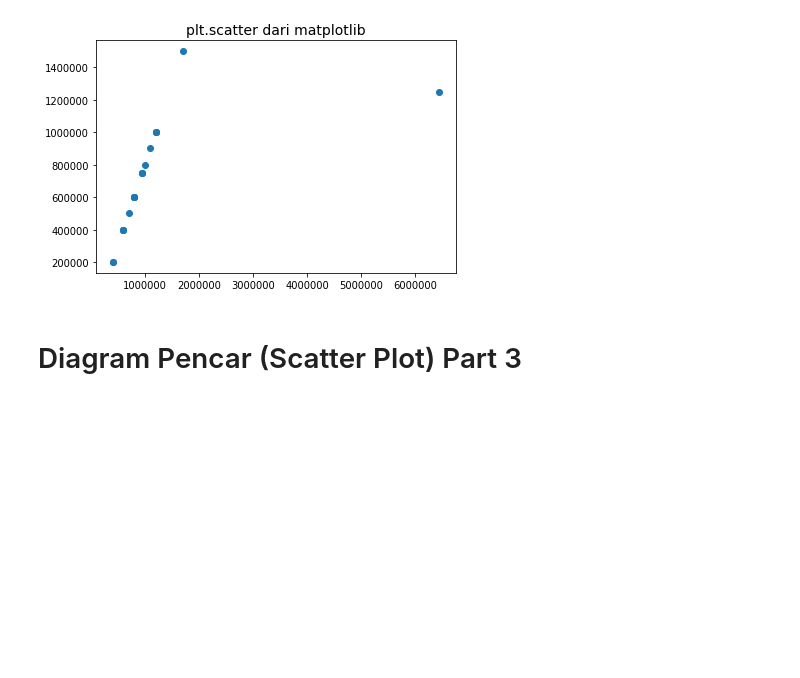
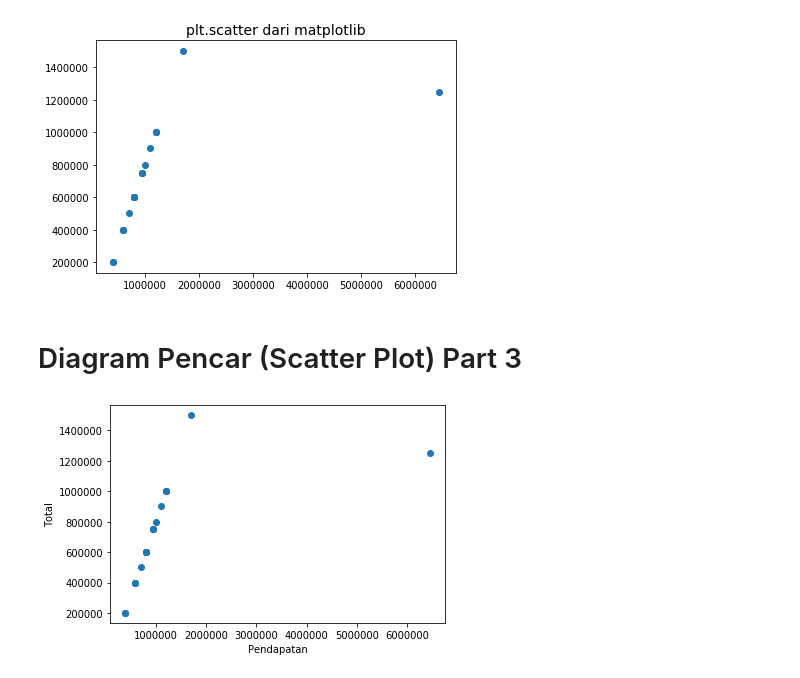
Before and after one commit to ryanrizkyf/Statistic_Python_DataScience_Pt2, a Jupyter notebook: Statistic_Python_DataScience_Pt2.ipynb, the cells around one changed output. Drawn from its saved outputs; the diff is of its cells as text; code cells hidden in the pictures; blank space fills up the shorter version.

```diff
--- a/Statistic_Python_DataScience_Pt2.ipynb
+++ b/Statistic_Python_DataScience_Pt2.ipynb
@@ -54,3 +54,16 @@ plt.show()
 [figure]
 # %% [markdown]
 # Diagram Pencar (Scatter Plot) Part 3
+# %%
+# Catatan: Perhatikan bahwa walaupun keduanya mengeluarkan gambar yang sama,
+# namun dapat dilihat bahwa hasil dari plot.scatter lebih lengkap karena terdapat label untuk masing-masing
+# variabel yang secara otomatis dibuat, tidak seperti plt.scatter yang harus ditulis manual.
+
+import matplotlib.pyplot as plt
+# visualisasi diagram pencar untuk variabel 'Pendapatan' dan 'Total' menggunakan 'plt.scatter' dari matplotlib.pyplot
+plt.scatter(x='Pendapatan', y='Total', data=raw_data)
+plt.xlabel('Pendapatan')
+plt.ylabel('Total')
+plt.show()
+# %% [output]
+[figure, added]
```
Also changed, not shown: 3 other files.
